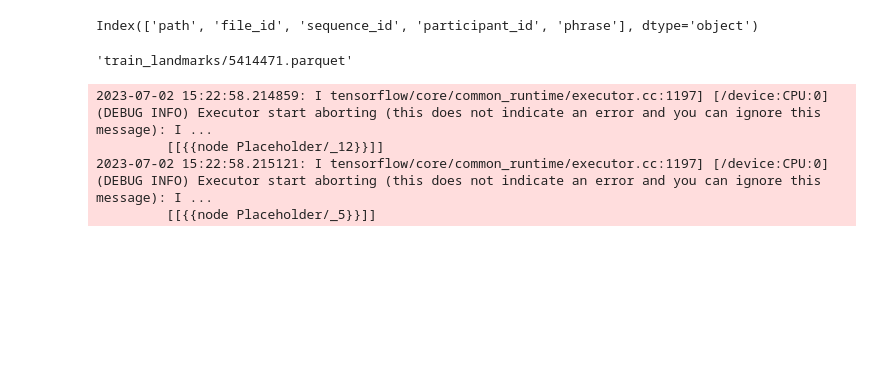
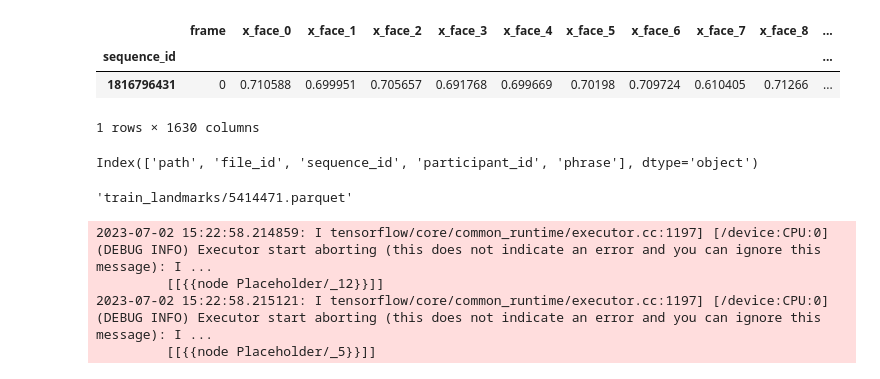
Before and after one commit to Mr-Aylex/sign-lang-classification, a Jupyter notebook: second_dataset.ipynb, the cells around one changed output. Saved outputs shown, nothing was run; the diff lists cells and outputs as text; code cells hidden in the pictures; blank space fills up the shorter version.

```diff
--- a/second_dataset.ipynb
+++ b/second_dataset.ipynb
@@ -16,6 +16,18 @@ DATA_FOLDER = "/mnt/e/sign-lang-data-2"
 #print(all_col)
 # %%
 #this notebook is for the purpose of testing a data input pipeline
+# %%
+train = pd.read_csv(os.path.join(DATA_FOLDER, "train.csv"))
+path = train.iloc[0]["path"]
+# %%
+parquet = pd.read_parquet(os.path.join(DATA_FOLDER, path), engine='pyarrow')
+# %%
+parquet.head(1)
+# %% [output]
+|  | frame | x_face_0 | x_face_1 | x_face_2 | x_face_3 | x_face_4 | x_face_5 | x_face_6 | x_face_7 | x_face_8 | ... |
+| sequence_id |  |  |  |  |  |  |  |  |  |  | ... |
+| 1816796431 | 0 | 0.710588 | 0.699951 | 0.705657 | 0.691768 | 0.699669 | 0.70198 | 0.709724 | 0.610405 | 0.71266 | ... |
+1 rows × 1630 columns
 # %%
 def load_data(filename):
     #filename = filename.numpy().decode("utf-8")
```
Also changed, not shown: 9 other files.
